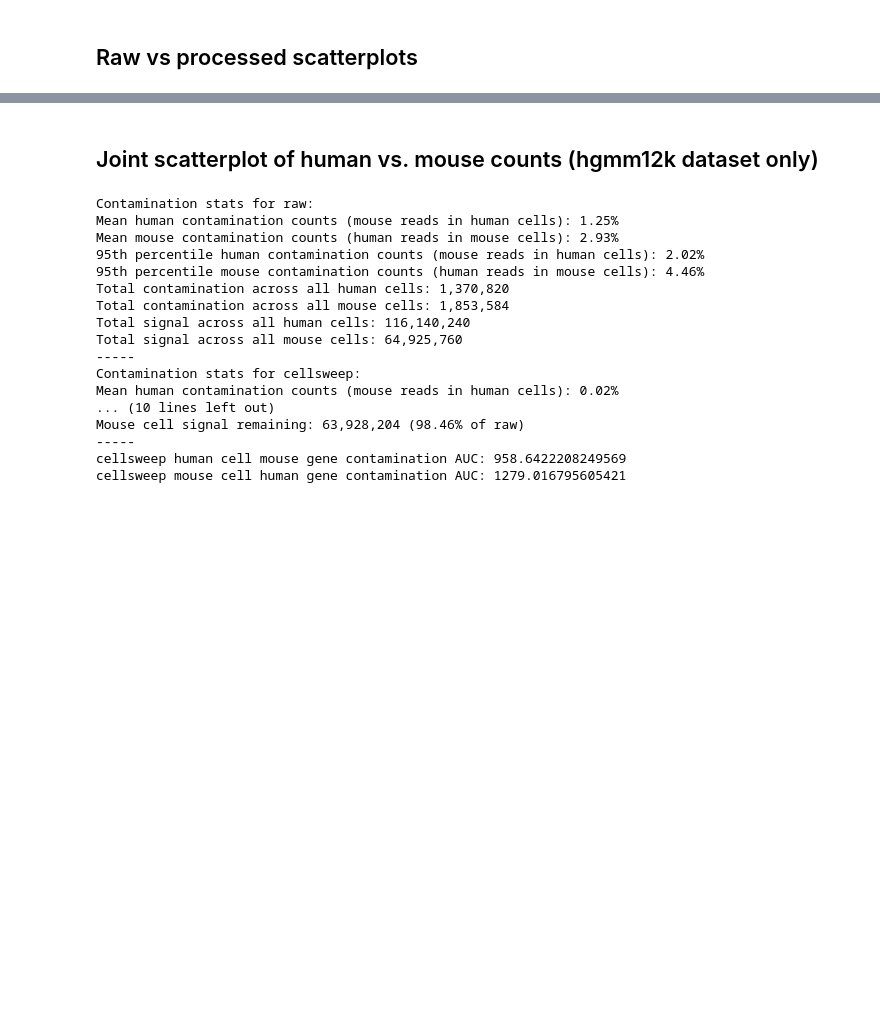
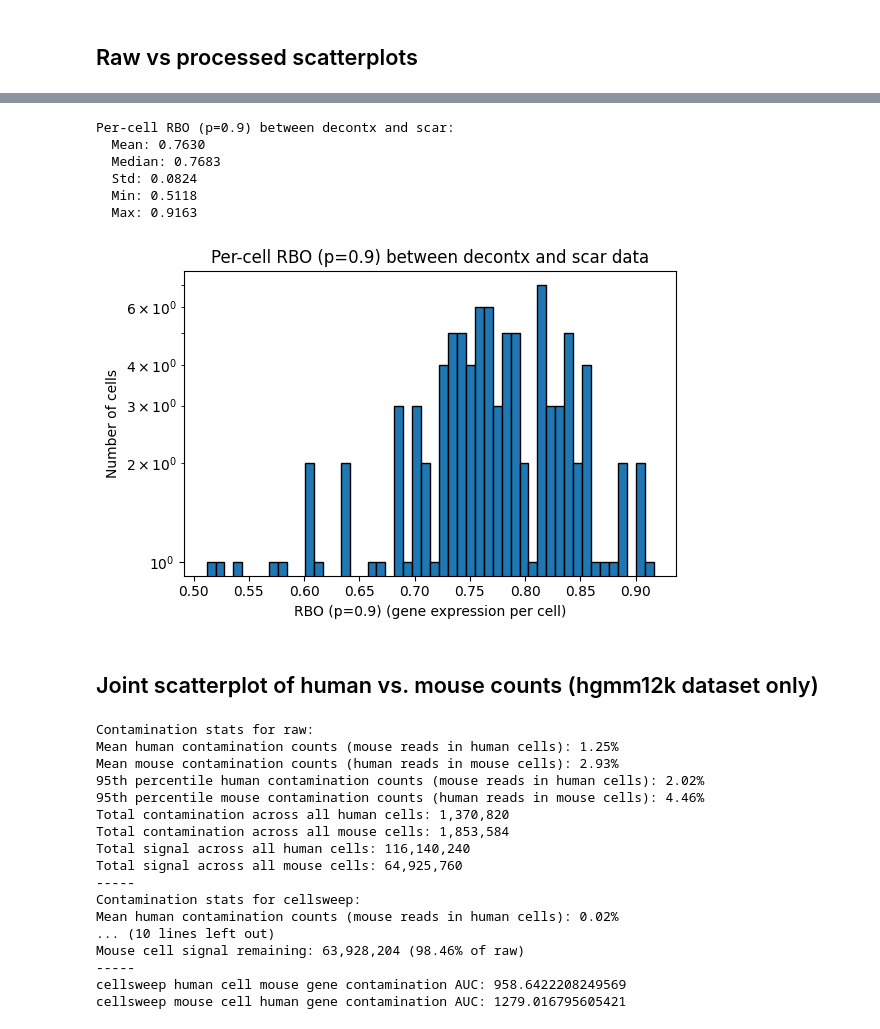
Before and after one commit to pachterlab/cellsweep, a Jupyter notebook: notebooks/benchmarking.ipynb, the cells around one changed output, grey strips where cells are left out. Cells and saved outputs as stored; diff of their text form; code cells hidden in the pictures; blank space fills up the shorter version.

```diff
--- a/notebooks/benchmarking.ipynb
+++ b/notebooks/benchmarking.ipynb
@@ -798,3 +809,18 @@ for (key1, val1), (key2, val2) in itertools.combinations(adata_dict.items(), 2):
+# %%
+import importlib
+import cellsweep.utils.visualization_utils as visualization_utils
+importlib.reload(visualization_utils)
+importlib.reload(cs_utils)
+
+cs_utils.plot_cell_spearman_histogram(val1, val2, raw_name=key1, processed_name=key2, metric="rbo", out_path=os.path.join(out_dir, f"{key2}_vs_{key1}_spearman_histogram.png"), show=True)
+# %% [output]
+Per-cell RBO (p=0.9) between decontx and scar:
+  Mean: 0.7630
+  Median: 0.7683
+  Std: 0.0824
+  Min: 0.5118
+  Max: 0.9163
+[figure, added]
 # %%
 if dataset_name.startswith("simulation"):
     sys.exit()
```
Also changed, not shown: parts of 29 cells of this notebook, 14 other files.
